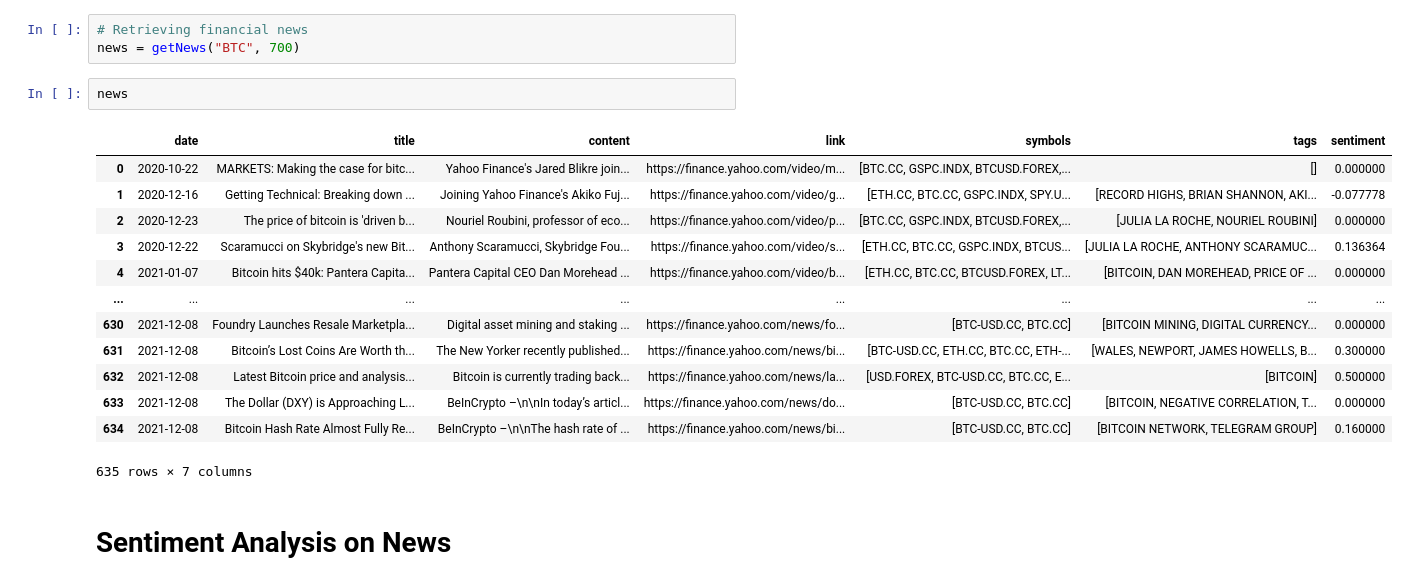
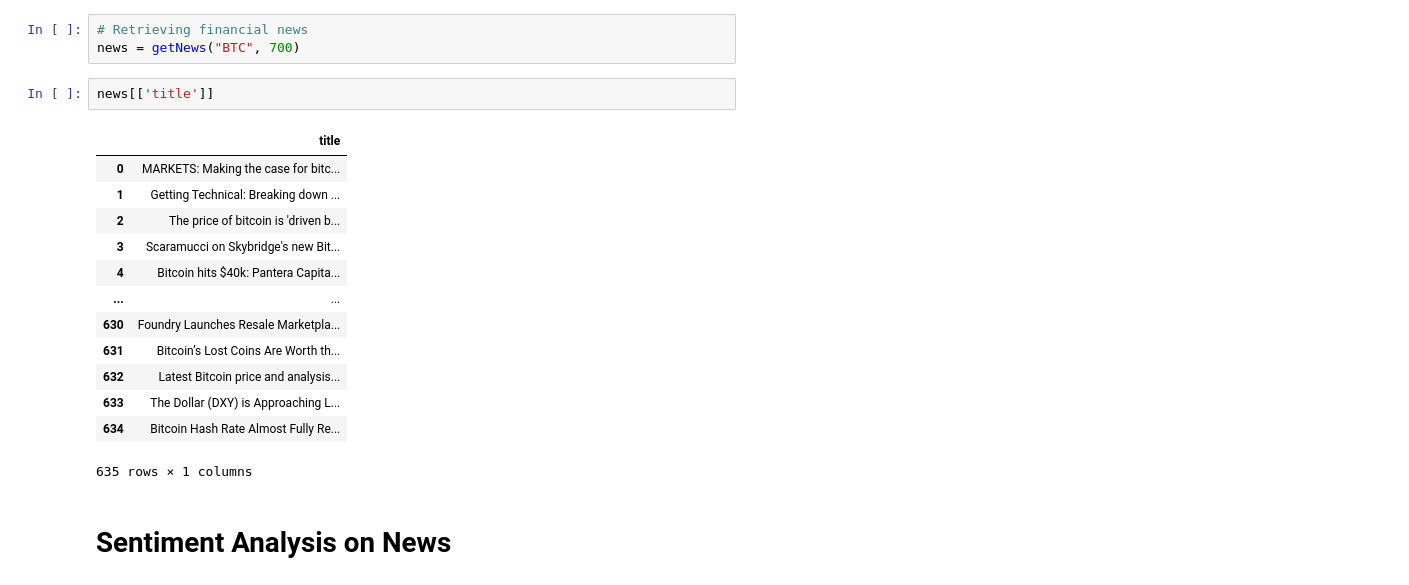
Before and after one commit to marcosan93/Medium-Misc-Tutorials, a Jupyter notebook: Crypto-Tutorials/NewsSentiment-TimeSeries-Crypto.ipynb, the cells around one changed output. Cells and saved outputs as stored; diff of their text form.

```diff
--- a/Crypto-Tutorials/NewsSentiment-TimeSeries-Crypto.ipynb
+++ b/Crypto-Tutorials/NewsSentiment-TimeSeries-Crypto.ipynb
@@ -85,21 +85,21 @@ def getNews(ticker, days):
 # Retrieving financial news
 news = getNews("BTC", 700)
 # %%
-news
+news[['title']]
 # %% [output]
-|  | date | title | content | link | symbols | tags | sentiment |
-| 0 | 2020-10-22 | MARKETS: Making the case for bitc... | Yahoo Finance's Jared Blikre join... | https://finance.yahoo.com/video/m... | [BTC.CC, GSPC.INDX, BTCUSD.FOREX,... | [] | 0.000000 |
-| 1 | 2020-12-16 | Getting Technical: Breaking down ... | Joining Yahoo Finance's Akiko Fuj... | https://finance.yahoo.com/video/g... | [ETH.CC, BTC.CC, GSPC.INDX, SPY.U... | [RECORD HIGHS, BRIAN SHANNON, AKI... | -0.077778 |
-| 2 | 2020-12-23 | The price of bitcoin is 'driven b... | Nouriel Roubini, professor of eco... | https://finance.yahoo.com/video/p... | [BTC.CC, GSPC.INDX, BTCUSD.FOREX,... | [JULIA LA ROCHE, NOURIEL ROUBINI] | 0.000000 |
-| 3 | 2020-12-22 | Scaramucci on Skybridge's new Bit... | Anthony Scaramucci, Skybridge Fou... | https://finance.yahoo.com/video/s... | [ETH.CC, BTC.CC, GSPC.INDX, BTCUS... | [JULIA LA ROCHE, ANTHONY SCARAMUC... | 0.136364 |
-| 4 | 2021-01-07 | Bitcoin hits $40k: Pantera Capita... | Pantera Capital CEO Dan Morehead ... | https://finance.yahoo.com/video/b... | [ETH.CC, BTC.CC, BTCUSD.FOREX, LT... | [BITCOIN, DAN MOREHEAD, PRICE OF ... | 0.000000 |
-| ... | ... | ... | ... | ... | ... | ... | ... |
-| 630 | 2021-12-08 | Foundry Launches Resale Marketpla... | Digital asset mining and staking ... | https://finance.yahoo.com/news/fo... | [BTC-USD.CC, BTC.CC] | [BITCOIN MINING, DIGITAL CURRENCY... | 0.000000 |
-| 631 | 2021-12-08 | Bitcoin’s Lost Coins Are Worth th... | The New Yorker recently published... | https://finance.yahoo.com/news/bi... | [BTC-USD.CC, ETH.CC, BTC.CC, ETH-... | [WALES, NEWPORT, JAMES HOWELLS, B... | 0.300000 |
-| 632 | 2021-12-08 | Latest Bitcoin price and analysis... | Bitcoin is currently trading back... | https://finance.yahoo.com/news/la... | [USD.FOREX, BTC-USD.CC, BTC.CC, E... | [BITCOIN] | 0.500000 |
-| 633 | 2021-12-08 | The Dollar (DXY) is Approaching L... | BeInCrypto –\n\nIn today’s articl... | https://finance.yahoo.com/news/do... | [BTC-USD.CC, BTC.CC] | [BITCOIN, NEGATIVE CORRELATION, T... | 0.000000 |
-| 634 | 2021-12-08 | Bitcoin Hash Rate Almost Fully Re... | BeInCrypto –\n\nThe hash rate of ... | https://finance.yahoo.com/news/bi... | [BTC-USD.CC, BTC.CC] | [BITCOIN NETWORK, TELEGRAM GROUP] | 0.160000 |
+|  | title |
+| 0 | MARKETS: Making the case for bitc... |
+| 1 | Getting Technical: Breaking down ... |
+| 2 | The price of bitcoin is 'driven b... |
+| 3 | Scaramucci on Skybridge's new Bit... |
+| 4 | Bitcoin hits $40k: Pantera Capita... |
+| ... | ... |
+| 630 | Foundry Launches Resale Marketpla... |
+| 631 | Bitcoin’s Lost Coins Are Worth th... |
+| 632 | Latest Bitcoin price and analysis... |
+| 633 | The Dollar (DXY) is Approaching L... |
+| 634 | Bitcoin Hash Rate Almost Fully Re... |
-635 rows × 7 columns
+635 rows × 1 columns
 # %% [markdown]
 # Sentiment Analysis on News
 # %%
```
Also changed, not shown: parts of 5 cells of this notebook.
